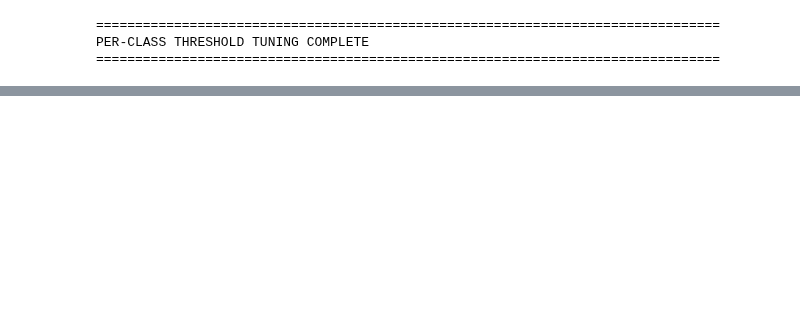
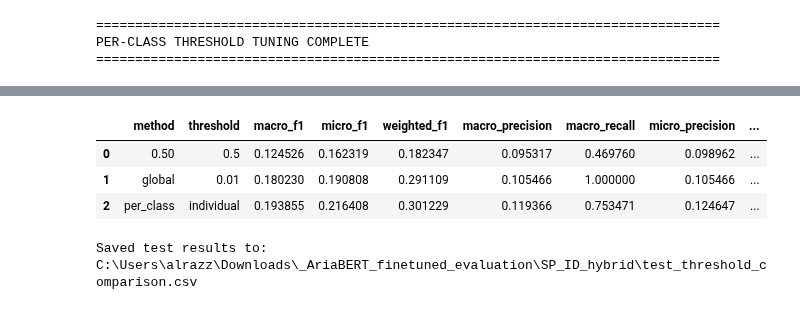
Before and after one commit to alrazz-n/persian_registers, a Jupyter notebook: Register/Models/AriaBERT/Fine_tuned/Threshold_tuning/2_hybrid_SP_ID_threshold_tuning.ipynb, the cells around one changed output, grey strips where cells are left out. Cells and saved outputs as stored; diff of their text form; code cells hidden in the pictures; blank space fills up the shorter version.

Commit message:
Some threshold tuning
Some threshold tuning

```diff
--- a/Register/Models/AriaBERT/Fine_tuned/Threshold_tuning/2_hybrid_SP_ID_threshold_tuning.ipynb
+++ b/Register/Models/AriaBERT/Fine_tuned/Threshold_tuning/2_hybrid_SP_ID_threshold_tuning.ipynb
@@ -15,7 +15,7 @@ from sklearn.metrics import (
 )
 # %%
 OUTPUT_DIR = Path(
-    r"C:\Users\alrazz\Desktop\BGEM3_Threshold_tuning\Combined_hybrid_no_NA"
+    r"C:\Users\alrazz\Downloads\_AriaBERT_finetuned_evaluation\SP_ID_hybrid"
 )
 # %%
 THRESHOLD_START = 0.01
@@ -536,7 +536,7 @@ GLOBAL THRESHOLD TUNING COMPLETE
 # Per-class Threshold Tuning
 # %%
 OUTPUT_DIR = Path(
-    r"C:\Users\alrazz\Desktop\BGEM3_Threshold_tuning\Combined_hybrid_no_NA"
+    r"C:\Users\alrazz\Downloads\_AriaBERT_finetuned_evaluation\SP_ID_hybrid"
 )
 
 THRESHOLD_START = 0.01
@@ -1129,0 +1188,12 @@ PER-CLASS THRESHOLD TUNING COMPLETE
+# %%
+test_pred_05 = (
+    test_probabilities >= 0.50
+).astype(np.int32)
+
+test_pred_global = (
+    test_probabilities >= best_threshold
+).astype(np.int32)
+
+test_pred_per_class = (
+    test_probabilities >= optimal_thresholds_array
+).astype(np.int32)
@@ -1129,0 +1253,51 @@ PER-CLASS THRESHOLD TUNING COMPLETE
+# %%
+test_results = pd.DataFrame([
+    {
+        "method": "0.50",
+        "threshold": 0.50,
+        **calculate_metrics(
+            test_labels,
+            test_pred_05,
+        ),
+    },
+    {
+        "method": "global",
+        "threshold": best_threshold,
+        **calculate_metrics(
+            test_labels,
+            test_pred_global,
+        ),
+    },
+    {
+        "method": "per_class",
+        "threshold": "individual",
+        **calculate_metrics(
+            test_labels,
+            test_pred_per_class,
+        ),
+    },
+])
+# %%
+test_results
+# %% [output]
+|  | method | threshold | macro_f1 | micro_f1 | weighted_f1 | macro_precision | macro_recall | micro_precision | ... |
+| 0 | 0.50 | 0.5 | 0.124526 | 0.162319 | 0.182347 | 0.095317 | 0.469760 | 0.098962 | ... |
+| 1 | global | 0.01 | 0.180230 | 0.190808 | 0.291109 | 0.105466 | 1.000000 | 0.105466 | ... |
+| 2 | per_class | individual | 0.193855 | 0.216408 | 0.301229 | 0.119366 | 0.753471 | 0.124647 | ... |
+# %%
+test_results_file = (
+    OUTPUT_DIR / "test_threshold_comparison.csv"
+)
+
+test_results.to_csv(
+    test_results_file,
+    index=False,
+)
+
+print(
+    f"\nSaved test results to:\n"
+    f"{test_results_file}"
+)
+# %% [output]
+Saved test results to:
+C:\Users\alrazz\Downloads\_AriaBERT_finetuned_evaluation\SP_ID_hybrid\test_threshold_comparison.csv
```
Also changed, not shown: parts of 14 cells of this notebook, 5 other files.
